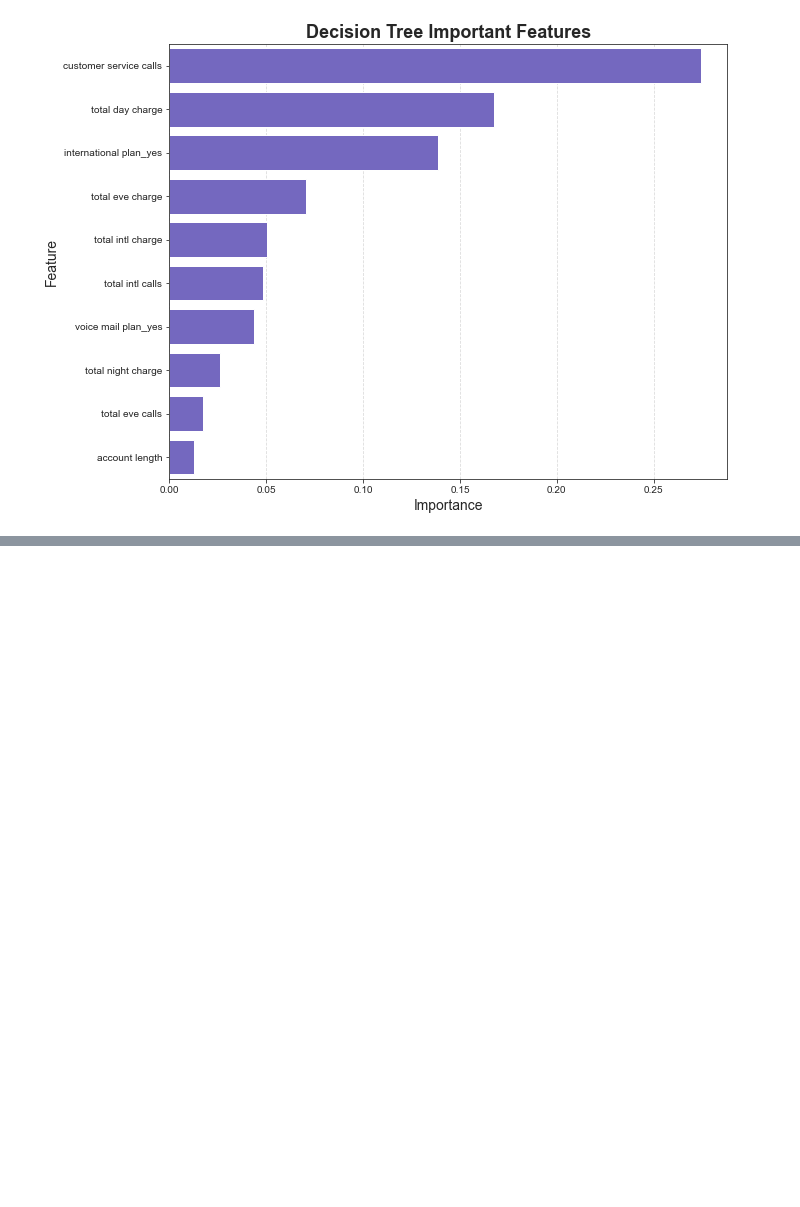
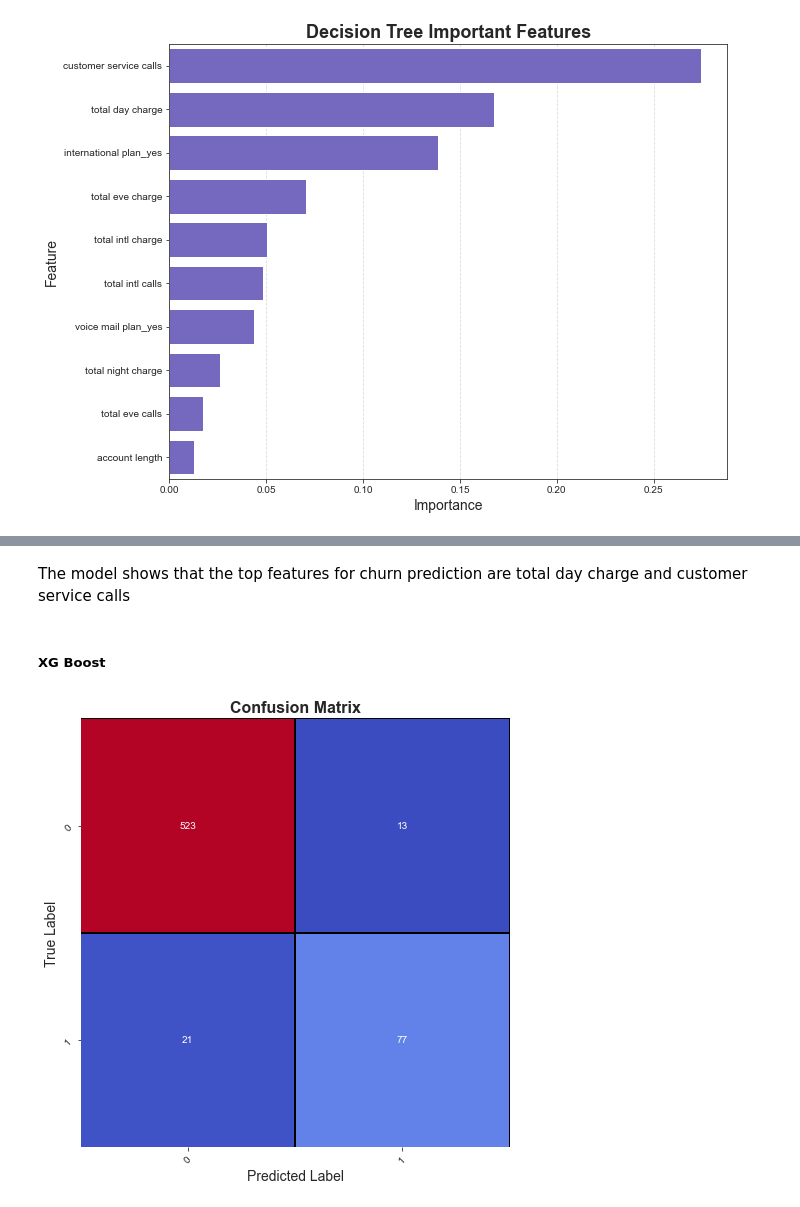
Before and after one commit to ANGI3MAINA/SyriaTel-Customer-Churn-Prediction, a Jupyter notebook: code.ipynb, the cells around one changed output, grey strips where cells are left out. Saved outputs shown, nothing was run; the diff lists cells and outputs as text; code cells hidden in the pictures; blank space fills up the shorter version.

```diff
--- a/code.ipynb
+++ b/code.ipynb
@@ -846,0 +883,18 @@ The model shows that the top features for churn prediction are customer service,
+# %% [markdown]
+The model shows that the top features for churn prediction are total day charge and customer service calls
+# %% [markdown]
+##### XG Boost
+# %%
+# Initialize the XG Boost classifier with a fixed random state for reproducibility
+XGB_model = XGBClassifier(random_state=42)
+
+# Fit the model on the resampled training data
+XGB_model.fit (X_train_resampled,y_train_resampled )
+
+# Predict on the test data
+y_pred_xgb = XGB_model.predict(X_test)
+
+# Plot the confusion matrix for the Decision Tree model predictions
+plot_confusion_matrix(y_test, y_pred_xgb, class_labels=[0, 1])
+# %% [output]
+[figure, added]
```
Also changed, not shown: parts of 12 cells of this notebook.
